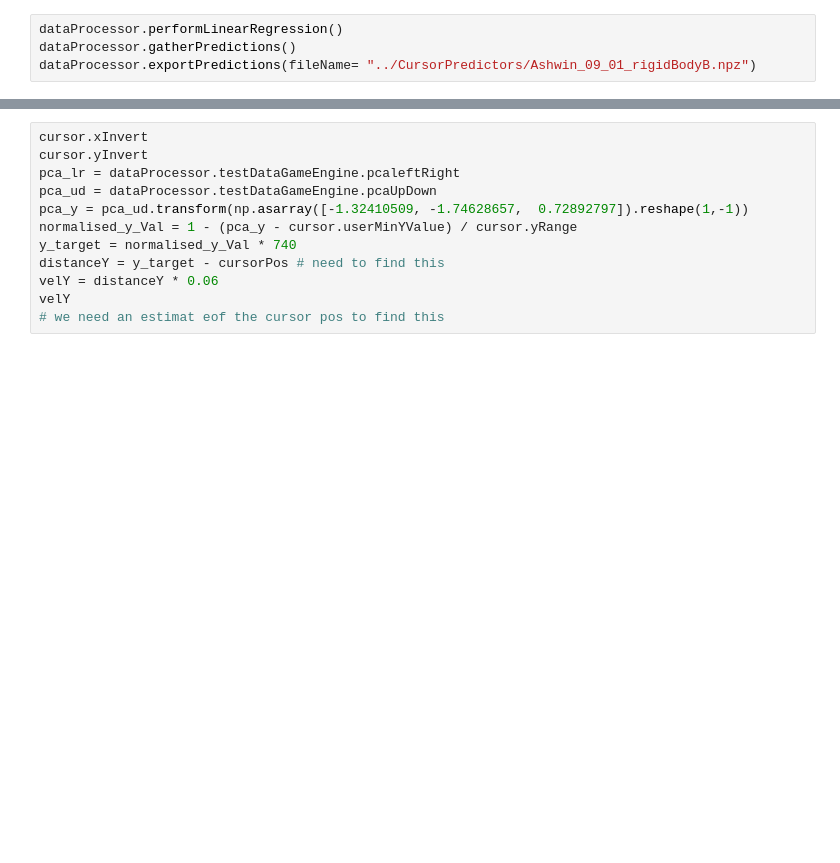
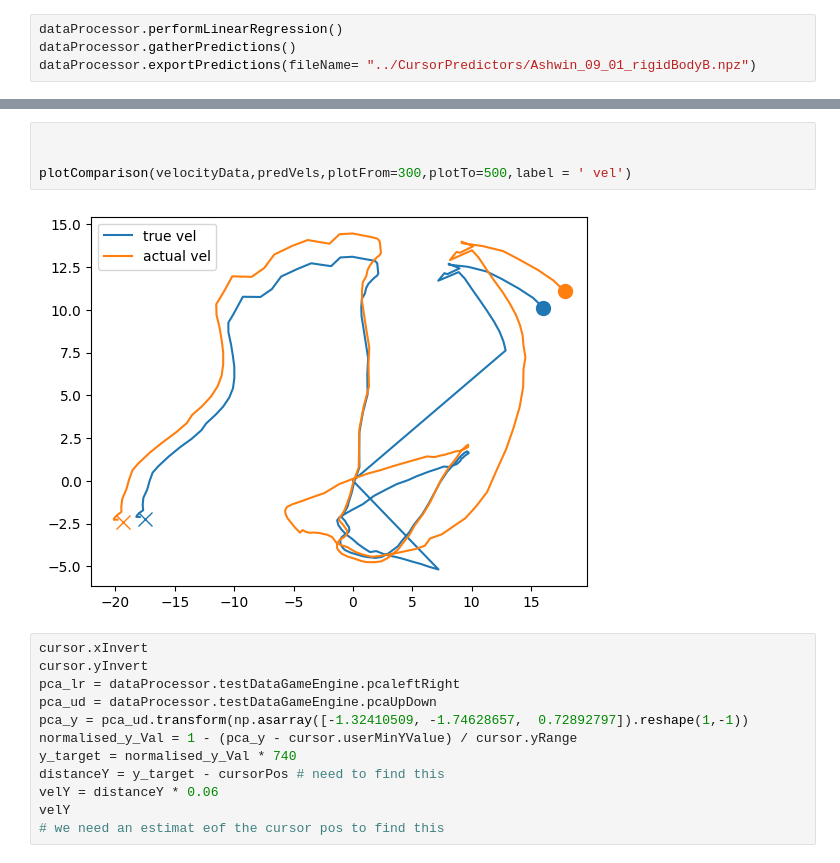
Before and after one commit to ashwin133/BrainMachineInterfaces_pilotExperiment, a Jupyter notebook: DataAnalysis/conductDecoderAnalysis.ipynb, the cells around one changed output, grey strips where cells are left out. Drawn from its saved outputs; the diff is of its cells as text; blank space fills up the shorter version.

```diff
--- a/DataAnalysis/conductDecoderAnalysis.ipynb
+++ b/DataAnalysis/conductDecoderAnalysis.ipynb
@@ -119,3 +142,9 @@ plt.show()
+# %%
+
+
+plotComparison(velocityData,predVels,plotFrom=300,plotTo=500,label = ' vel')
+# %% [output]
+[figure, added]
 # %%
 cursor.xInvert
 cursor.yInvert
```
Also changed, not shown: parts of 5 cells of this notebook, 6 other files.
